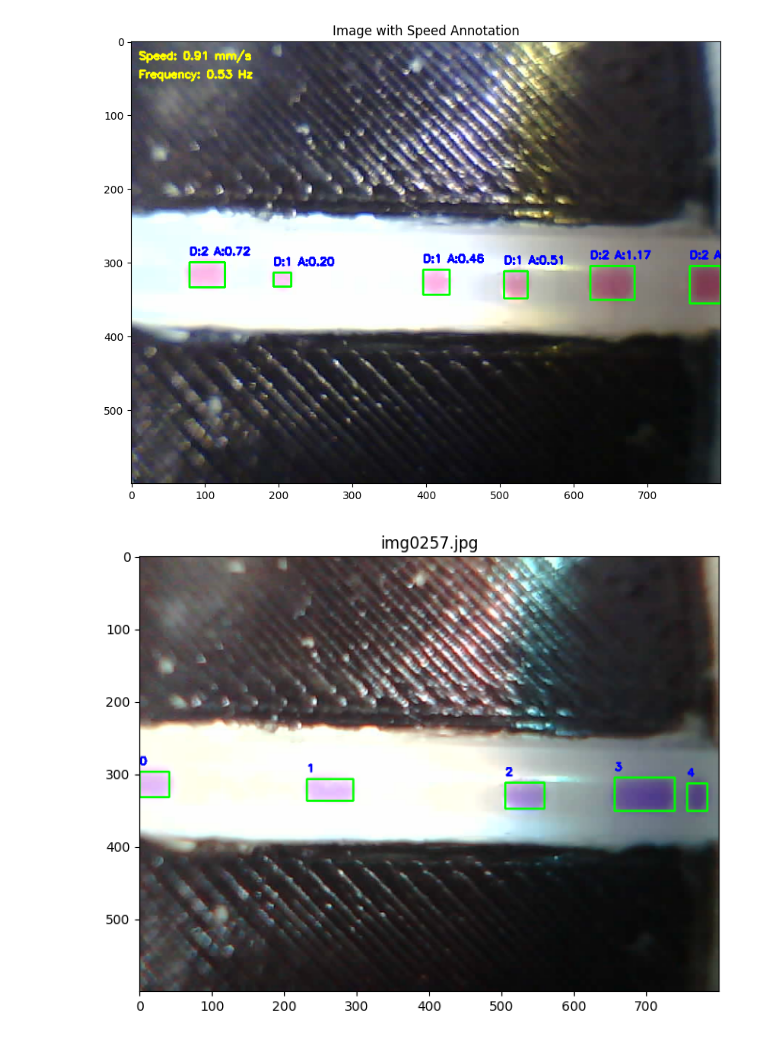
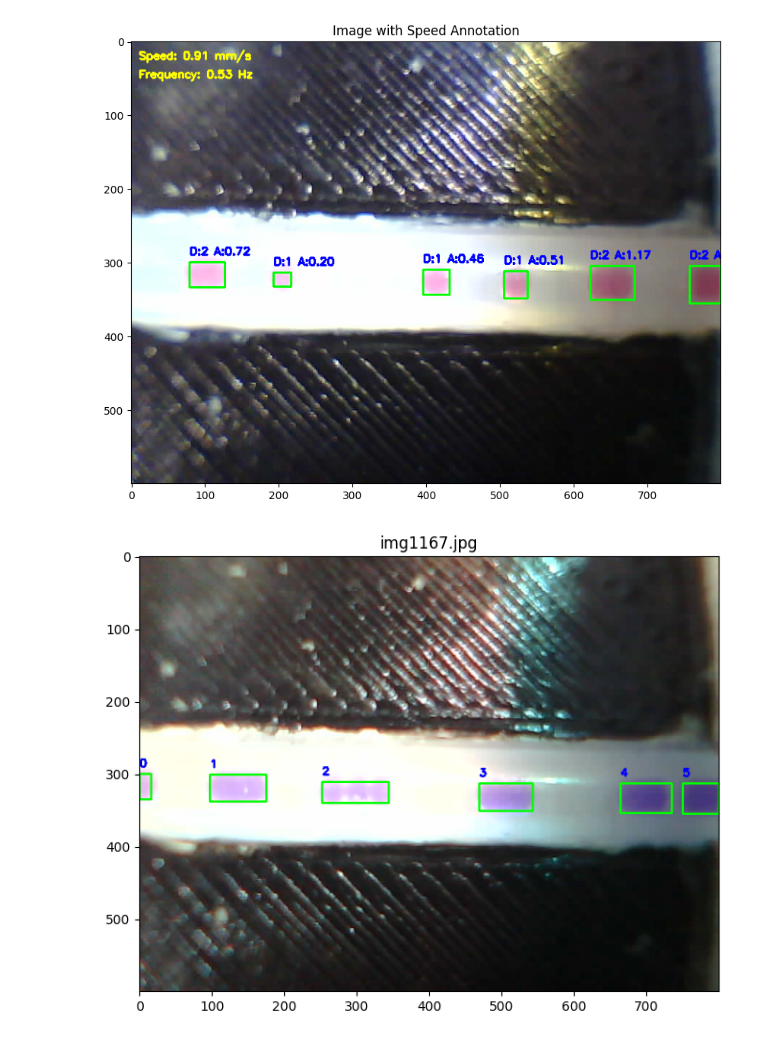
Before and after one commit to lneira19/oildrops, a Jupyter notebook: payload/df_maker_payload.ipynb, the cells around one changed output. Cells and saved outputs as stored; diff of their text form; code cells hidden in the pictures.

```diff
--- a/payload/df_maker_payload.ipynb
+++ b/payload/df_maker_payload.ipynb
@@ -131,26 +131,26 @@ general_df = pd.concat(list_df, ignore_index=True)
 # Save the dataframe to a CSV file
 general_df.to_csv("../data/bboxes_payload.csv", index=False)
 # %%
-index = 253
+index = 10*115
 
 test_img = cv2.imread(list_files[index]) # Imagen BGR
 bboxes_frame0, masks_frame0 = Bbox().getBoundingBoxesForImg(test_img, sdk=-2, minarea=250)
 
 rgb_img_copy = test_img.copy()
 
 if len(bboxes_frame0) == 0:
     rgb_img_copy = test_img
 else:
     for i, bbox in enumerate(bboxes_frame0):
         cv2.rectangle(rgb_img_copy, bbox[0], bbox[1], (0, 255, 0), 2)
         cv2.putText(rgb_img_copy, str(i), (bbox[0][0], bbox[0][1] - 10), cv2.FONT_HERSHEY_SIMPLEX, 0.5, (0, 0, 255), 2)
 
 figure, ax = plt.subplots(figsize=(12, 6))
 plt.imshow(rgb_img_copy)
 plt.title(f"{list_filenames[index]}")
 plt.show()
 # %% [output]
-[figure, old version]
+[figure, new version]
 # %%
 def getDistanceToLeftEdge(bboxes):
 
```
Also changed, not shown: parts of 2 cells of this notebook.
